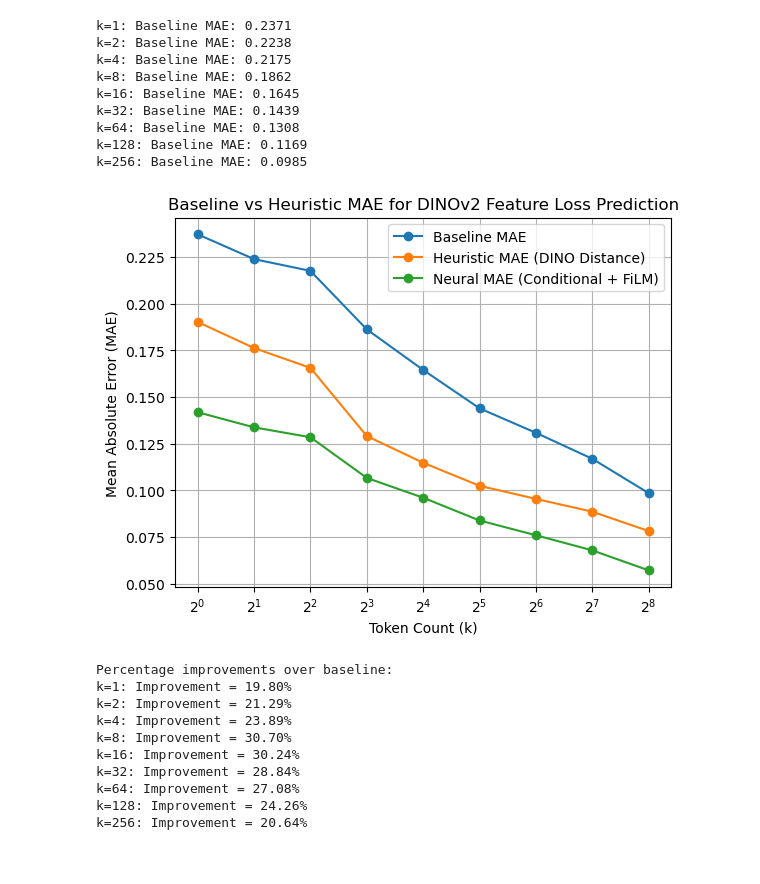
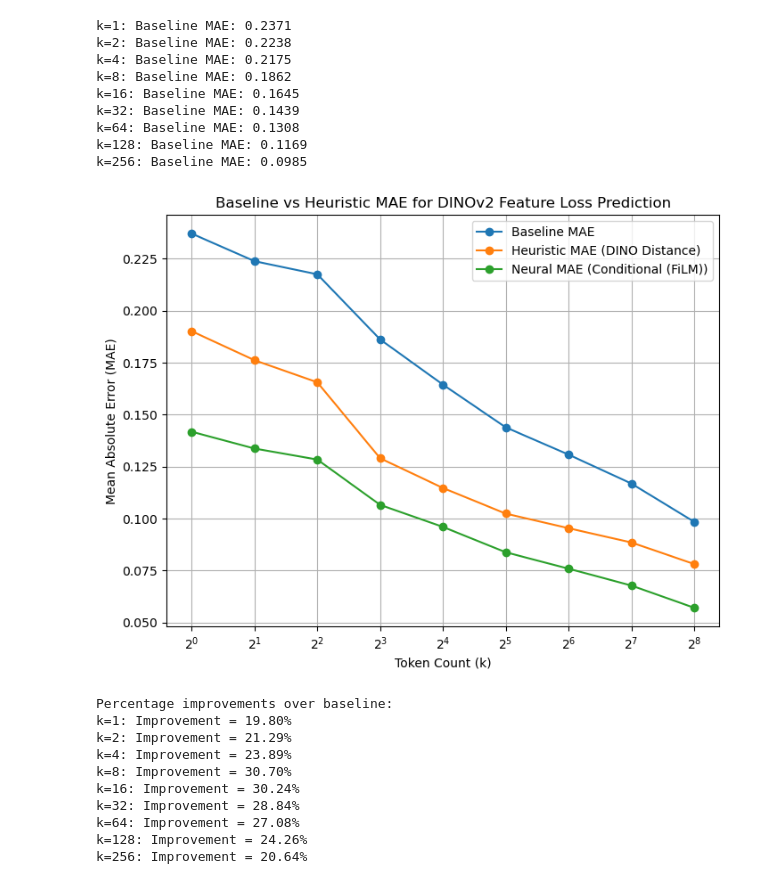
Before and after one commit to hevra01/thesis, a Jupyter notebook: notebooks/baselines/lower_bound/DINO_given_token_count_find_recon_loss.ipynb, the cells around one changed output. Drawn from its saved outputs; the diff is of its cells as text; code cells hidden in the pictures.

Commit message:
dino related

```diff
--- a/notebooks/baselines/lower_bound/DINO_given_token_count_find_recon_loss.ipynb
+++ b/notebooks/baselines/lower_bound/DINO_given_token_count_find_recon_loss.ipynb
@@ -148,21 +148,25 @@ k=256: Baseline MAE: 0.0985
 # %%
 # plot baseline vs heuristic
 ks = sorted(baseline_results.keys())
 baseline_maes = [baseline_results[k] for k in ks]
 heuristic_maes = [heuristic_dino_results[k] for k in ks]
 neural_film_maes = [0.1418, 0.1337, 0.1284, 0.1066, 0.0960, 0.0838, 0.0759, 0.0678, 0.0571]
+
+plt.figure(figsize=(8,6))
 plt.plot(ks, baseline_maes, marker='o', label='Baseline MAE')
 plt.plot(ks, heuristic_maes, marker='o', label='Heuristic MAE (DINO Distance)')
-plt.plot(ks, neural_film_maes, marker='o', label='Neural MAE (Conditional + FiLM)')
+plt.plot(ks, neural_film_maes, marker='o', label='Neural MAE (Conditional (FiLM))')
 plt.xscale('log', base=2)
 plt.xlabel('Token Count (k)')
 plt.ylabel('Mean Absolute Error (MAE)')
-plt.title('Baseline vs Heuristic MAE for DINOv2 Feature Loss Prediction')
+plt.title('Baseline vs Heuristic MAE for DINOv2 Feature Loss Prediuyufdfdf
 plt.legend()
 plt.grid(True)
+plt.savefig("/BS/data_mani_compress/work/thesis/thesis/output/predicting_recon_loss_benchmarking/dino_reconstruction_loss_prediction.pdf")
+
 plt.show()
 # %% [output]
-[figure, old version]
+[figure, new version]
 # %%
 # percentage wise improvements over baseline
 print("Percentage improvements over baseline:")
```
Also changed, not shown: 4 other files.
